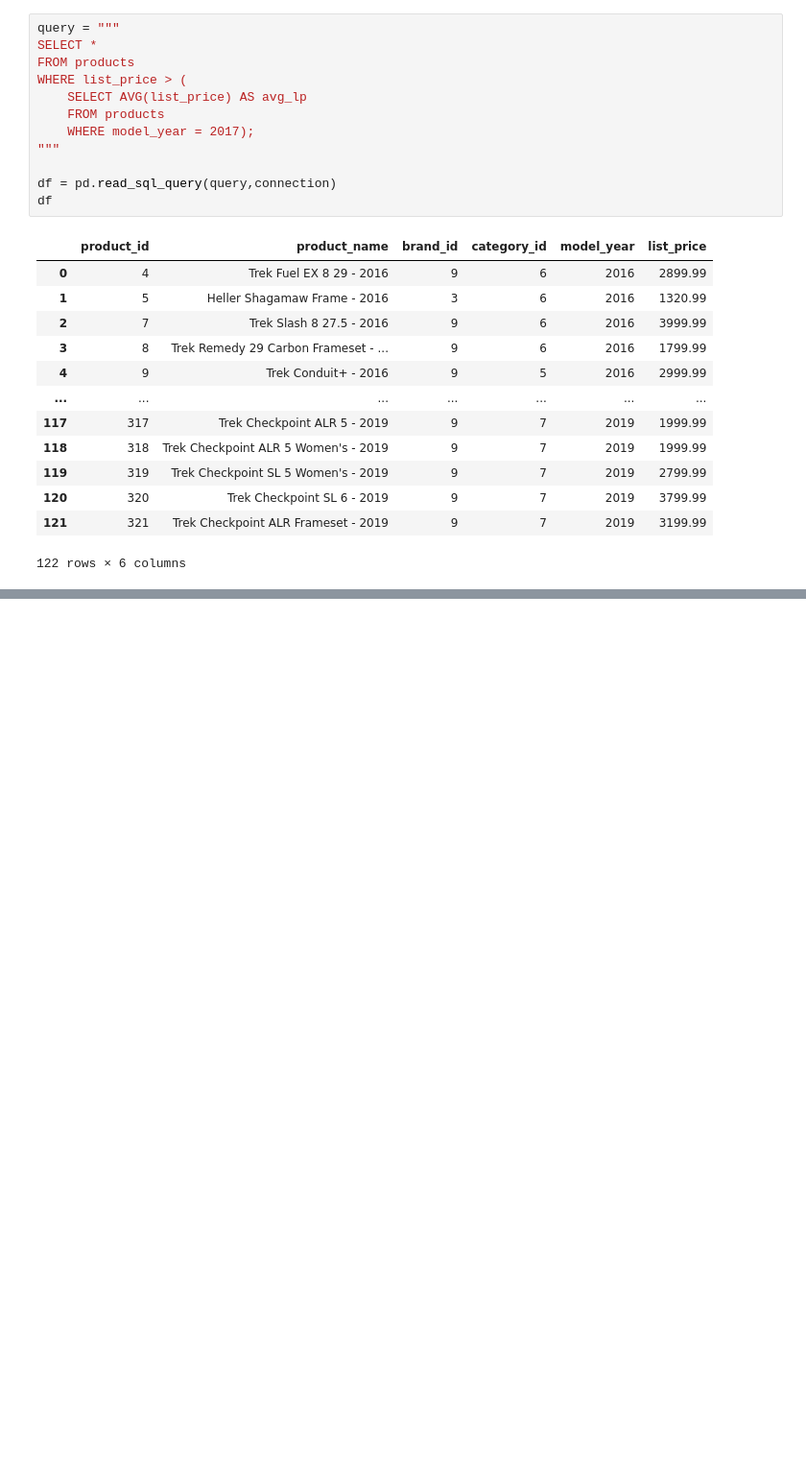
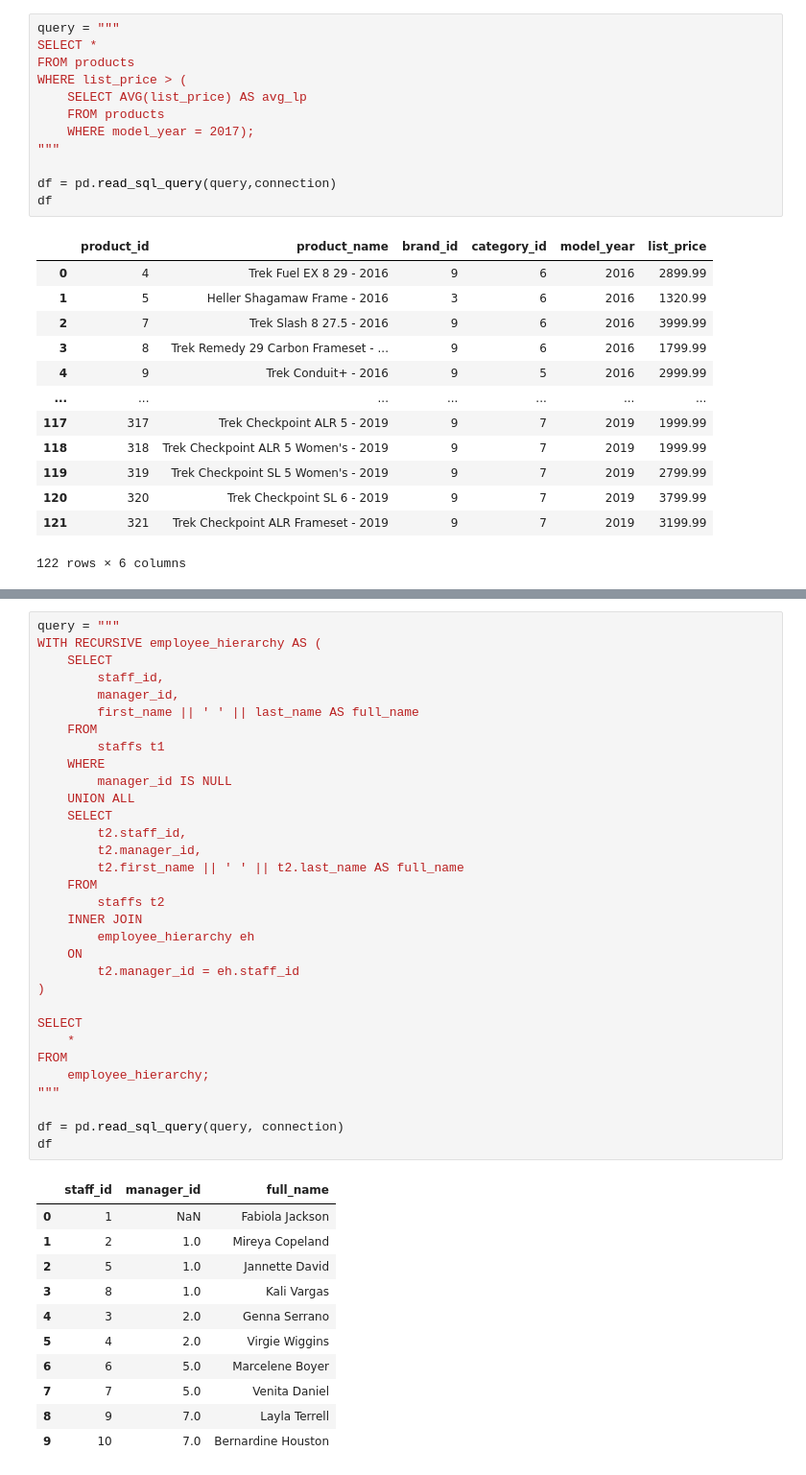
Before and after one commit to Priyanshu-Bhattacharjee-Professional/RDBMS_bike_store_trend_analysis, a Jupyter notebook: RDBMS_V1.ipynb, the cells around one changed output, grey strips where cells are left out. Shown at 96% size. Drawn from its saved outputs; the diff is of its cells as text; blank space fills up the shorter version.

```diff
--- a/RDBMS_V1.ipynb
+++ b/RDBMS_V1.ipynb
@@ -421,0 +545,44 @@ df
+# %%
+query = """
+WITH RECURSIVE employee_hierarchy AS (
+    SELECT
+        staff_id,
+        manager_id,
+        first_name || ' ' || last_name AS full_name
+    FROM
+        staffs t1
+    WHERE
+        manager_id IS NULL
+    UNION ALL
+    SELECT
+        t2.staff_id,
+        t2.manager_id,
+        t2.first_name || ' ' || t2.last_name AS full_name
+    FROM
+        staffs t2
+    INNER JOIN
+        employee_hierarchy eh
+    ON
+        t2.manager_id = eh.staff_id
+)
+
+SELECT
+    *
+FROM
+    employee_hierarchy;
+"""
+
+df = pd.read_sql_query(query, connection)
+df
+# %% [output]
+|  | staff_id | manager_id | full_name |
+| 0 | 1 | NaN | Fabiola Jackson |
+| 1 | 2 | 1.0 | Mireya Copeland |
+| 2 | 5 | 1.0 | Jannette David |
+| 3 | 8 | 1.0 | Kali Vargas |
+| 4 | 3 | 2.0 | Genna Serrano |
+| 5 | 4 | 2.0 | Virgie Wiggins |
+| 6 | 6 | 5.0 | Marcelene Boyer |
+| 7 | 7 | 5.0 | Venita Daniel |
+| 8 | 9 | 7.0 | Layla Terrell |
+| 9 | 10 | 7.0 | Bernardine Houston |
```
Also changed, not shown: parts of 5 cells of this notebook, 1 other file.
